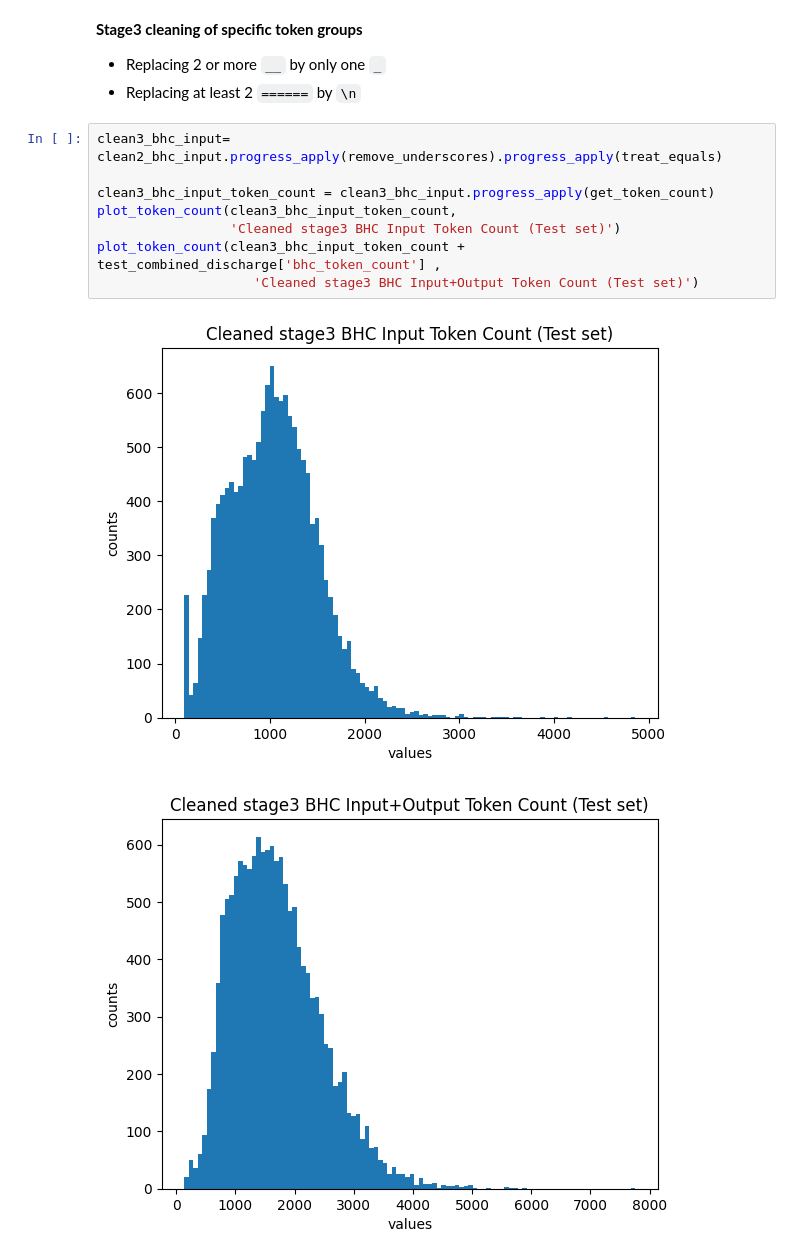
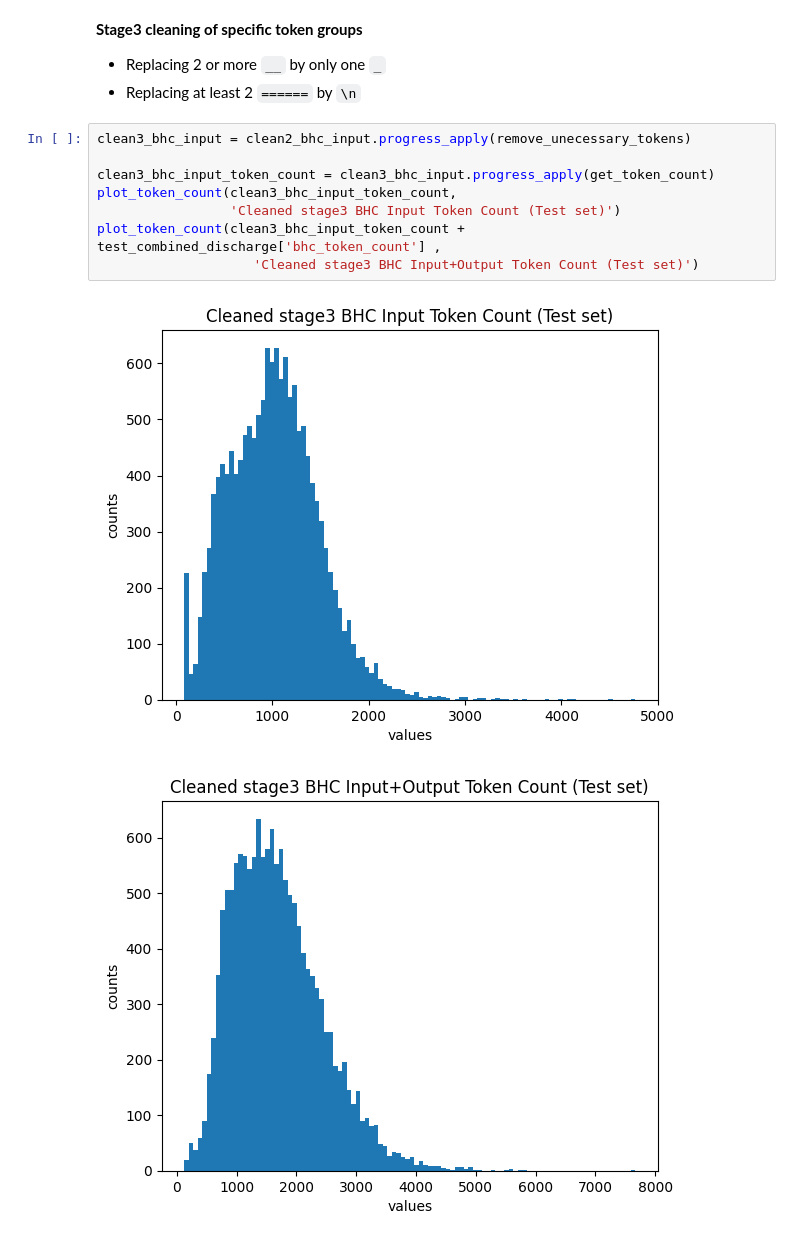
Before and after one commit to HAOTIAN89/MEDISCHARGE, a Jupyter notebook: notebooks/dataset_processing.ipynb, the cells around one changed output. Saved outputs shown, nothing was run; the diff lists cells and outputs as text.

Commit message:
extra data cleaning

```diff
--- a/notebooks/dataset_processing.ipynb
+++ b/notebooks/dataset_processing.ipynb
@@ -112,16 +111,16 @@ plot_token_count(clean2_bhc_input_token_count + test_combined_discharge['bhc_tok
 - Replacing 2 or more `__` by only one `_`
 - Replacing at least 2 `======` by `\n`
 # %%
-clean3_bhc_input= clean2_bhc_input.progress_apply(remove_underscores).progress_apply(treat_equals)
+clean3_bhc_input = clean2_bhc_input.progress_apply(remove_unecessary_tokens)
 
 clean3_bhc_input_token_count = clean3_bhc_input.progress_apply(get_token_count)
 plot_token_count(clean3_bhc_input_token_count,
                  'Cleaned stage3 BHC Input Token Count (Test set)')
 plot_token_count(clean3_bhc_input_token_count + test_combined_discharge['bhc_token_count'] ,
                     'Cleaned stage3 BHC Input+Output Token Count (Test set)')
 # %% [output]
-[figure, old version]
+[figure, new version]
-[figure, old version]
+[figure, new version]
 # %%
 indexes = clean3_bhc_input_token_count[clean3_bhc_input_token_count + test_combined_discharge['bhc_token_count']  > 3750].index
 
```
Also changed, not shown: parts of 6 cells of this notebook, 2 other files.
